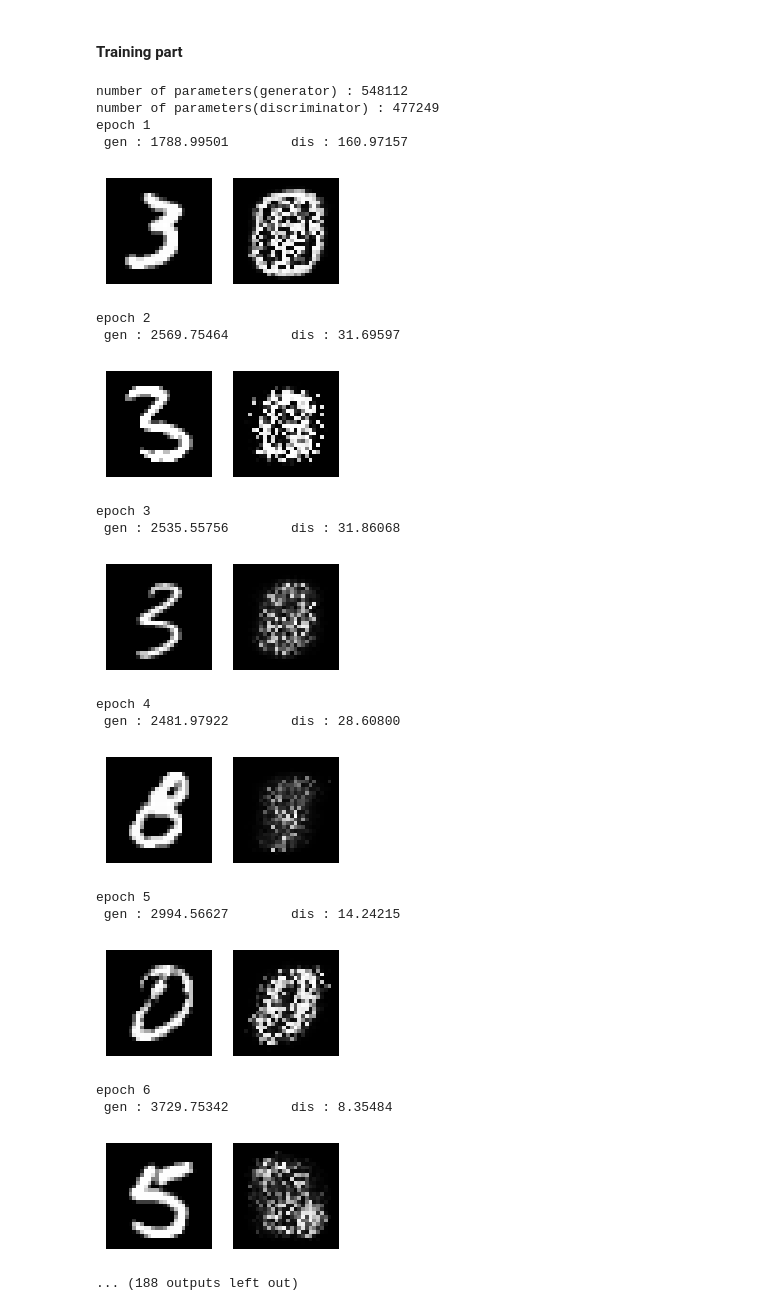
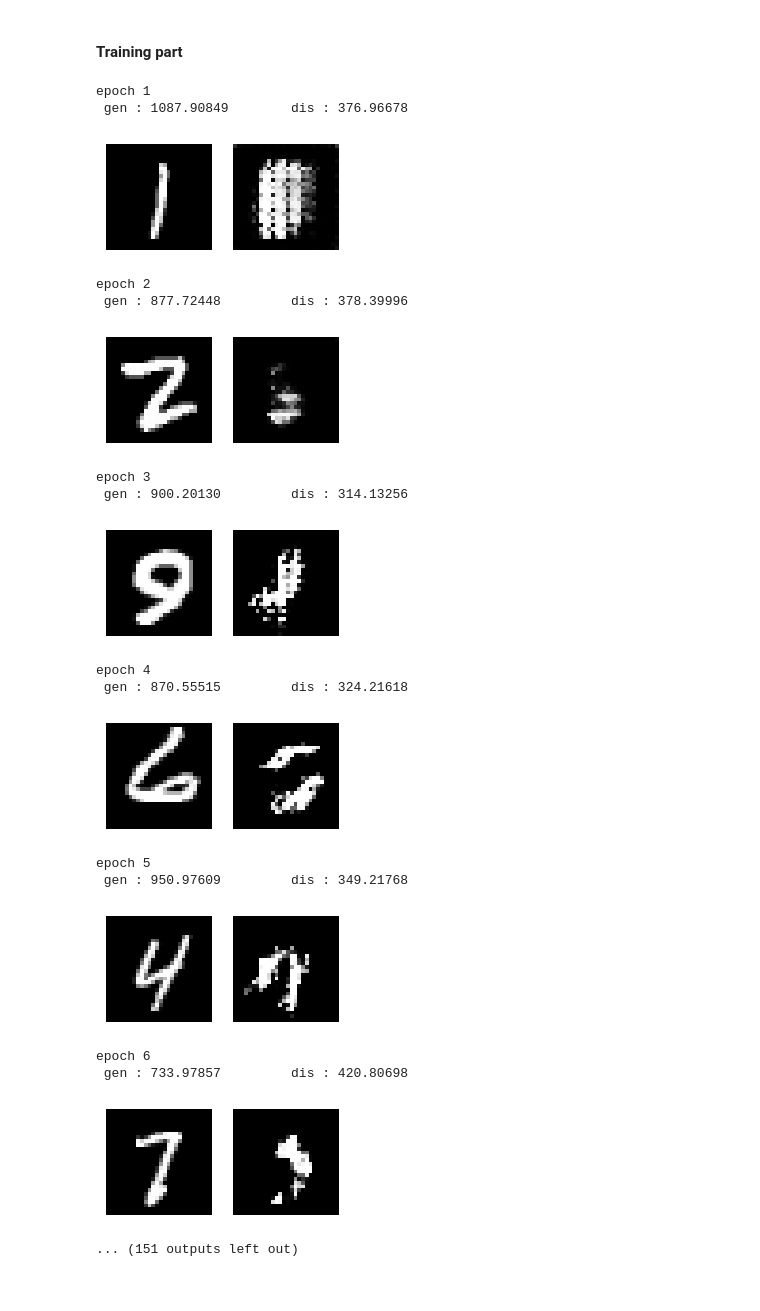
Before and after one commit to donghuna/AI_Expert_Lecture_Files, a Jupyter notebook: Lab3_1_cGAN_CNN.ipynb, the cells around one changed output. Cells and saved outputs as stored; diff of their text form; code cells hidden in the pictures.

```diff
--- a/Lab3_1_cGAN_CNN.ipynb
+++ b/Lab3_1_cGAN_CNN.ipynb
@@ -89,3 +68,26 @@ class Discriminator(nn.Module):
+# %%
+class Discriminator(nn.Module):
+    def __init__(self):
+        super(Discriminator,self).__init__()
+
+        self.conv1 = nn.Conv2d(11, 64, kernel_size=4, stride=2, padding=1)  # 28x28 -> 14x14
+        self.conv2 = nn.Conv2d(64, 128, kernel_size=4, stride=2, padding=1)  # 14x14 -> 7x7
+        self.fc1 = nn.Linear(128 * 7 * 7, 1)
+        self.relu = nn.ReLU()
+        self.sigmoid = nn.Sigmoid()
+
+    def forward(self,img,label):
+        label = label.view(label.size(0), 10, 1, 1)  # (batch_size, 10, 1, 1)
+        label = label.repeat(1, 1, 28, 28)  # (batch_size, 10, 28, 28)
+        x = torch.cat([img, label], dim=1)  # (batch_size, 11, 28, 28)
+        x = self.conv1(x)
+        x = self.relu(x)
+        x = self.conv2(x)
+        x = self.relu(x)
+        x = x.view(x.size(0), -1)
+        x = self.fc1(x)
+        x = self.sigmoid(x)
+        return x
 # %% [markdown]
 #### Util functions
 # %%
@@ -156,18 +158,18 @@ Extracting ./MNIST/raw/t10k-labels-idx1-ubyte.gz to ./MNIST/raw
 # %% [markdown]
 #### Training part
 # %%
-gen = Generator(LATENT_SIZE)
+gen = GeneratorCNN(LATENT_SIZE)
 dis = Discriminator()
 if torch.cuda.is_available():
     gen = gen.cuda()
     dis = dis.cuda()
 
-gen_parameters = filter(lambda p: p.requires_grad, gen.parameters())
-num_params = sum([np.prod(p.size()) for p in gen_parameters])
-print("number of parameters(generator) : {}".format(num_params))
-dis_parameters = filter(lambda p: p.requires_grad, dis.parameters())
-num_params = sum([np.prod(p.size()) for p in dis_parameters])
-print("number of parameters(discriminator) : {}".format(num_params))
+# gen_parameters = filter(lambda p: p.requires_grad, gen.parameters())
+# num_params = sum([np.prod(p.size()) for p in gen_parameters])
+# print("number of parameters(generator) : {}".format(num_params))
+# dis_parameters = filter(lambda p: p.requires_grad, dis.parameters())
+# num_params = sum([np.prod(p.size()) for p in dis_parameters])
+# print("number of parameters(discriminator) : {}".format(num_params))
 
 optimizer_G = Adam(gen.parameters(),lr=LEARNING_RATE)
 optimizer_D = Adam(dis.parameters(),lr=LEARNING_RATE)
@@ -177,7 +179,7 @@ for epoch in range(NUM_EPOCHS):
     tot_dis_loss = 0
     cnt = 0
     for img,label in train_loader:
-        onehot_label = one_hot(label)
+        onehot_label = one_hot(label).float()
         if torch.cuda.is_available():
             img = img.cuda()
             onehot_label = onehot_label.cuda()
@@ -191,50 +193,48 @@ for epoch in range(NUM_EPOCHS):
             dis_loss.backward()
             optimizer_D.step()
 
         optimizer_G.zero_grad()
         img_ = gen(onehot_label)
         fake = dis(img_,onehot_label)
         gen_loss = -torch.mean(torch.log(fake+EPS))
         gen_loss.backward()
         optimizer_G.step()
         tot_dis_loss +=dis_loss.item()
         tot_gen_loss +=gen_loss.item()
         cnt+=1
 
-    print("epoch {}\n gen : {:.5f}\t dis : {:.5f}".format(epoch+1,tot_gen_loss,tot_dis_loss))
+    print("epoch {}\n gen : {:.5f}\t dis : {:.5f}".format(epoch+1, tot_gen_loss, tot_dis_loss))
     img, label = next(iter(test_loader))
     onehot_label = one_hot(label)
     if torch.cuda.is_available():
         onehot_label = onehot_label.cuda()
     img_ = gen(onehot_label)
     fig = plt.figure(figsize=(3,3))
     fig.add_subplot(1,2,1)
     plt.imshow(img[0].squeeze().numpy(),cmap='gray')
     plt.axis('off')
     img_out = img_[0].squeeze().cpu().detach().numpy()
     fig.add_subplot(1,2,2)
     plt.imshow(img_out,cmap='gray')
     plt.axis('off')
     plt.show()
 # %% [output]
-number of parameters(generator) : 548112
-number of parameters(discriminator) : 477249
 epoch 1
- gen : 1788.99501        dis : 160.97157
+ gen : 1087.90849        dis : 376.96678
-[figure, old version]
+[figure, new version]
 epoch 2
- gen : 2569.75464        dis : 31.69597
+ gen : 877.72448         dis : 378.39996
-[figure, old version]
+[figure, new version]
 epoch 3
- gen : 2535.55756        dis : 31.86068
+ gen : 900.20130         dis : 314.13256
-[figure, old version]
+[figure, new version]
 epoch 4
- gen : 2481.97922        dis : 28.60800
+ gen : 870.55515         dis : 324.21618
-[figure, old version]
+[figure, new version]
 epoch 5
- gen : 2994.56627        dis : 14.24215
+ gen : 950.97609         dis : 349.21768
-[figure, old version]
+[figure, new version]
 epoch 6
- gen : 3729.75342        dis : 8.35484
+ gen : 733.97857         dis : 420.80698
-[figure, old version]
+[figure, new version]
-... (188 outputs left out)
+... (151 outputs left out)
```
Also changed, not shown: parts of 2 cells of this notebook.
